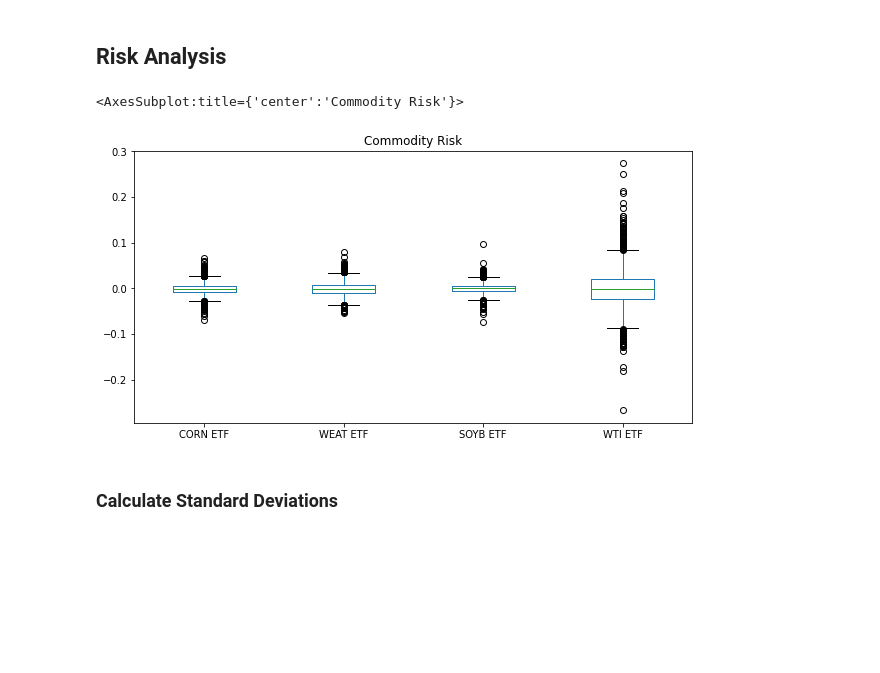
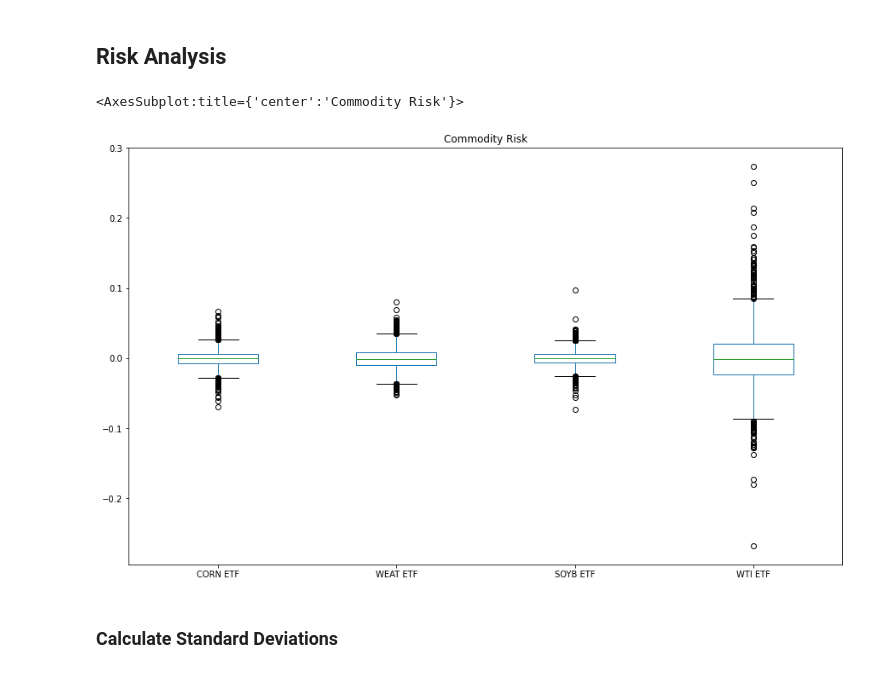
Before and after one commit to scolpan/gee_etf, a Jupyter notebook: WEATCORNSOYB.ipynb, the cells around one changed output. Saved outputs shown, nothing was run; the diff lists cells and outputs as text; code cells hidden in the pictures; blank space fills up the shorter version.

Commit message:
changed figure size on box plot

```diff
--- a/WEATCORNSOYB.ipynb
+++ b/WEATCORNSOYB.ipynb
@@ -389,10 +389,10 @@ cumulative_returns.plot(figsize=(15,9), title= 'Cumulative Returns')
 # %%
 # Box plot to visually show risk
 
-commodity_returns.plot.box(figsize = (10,5), title = "Commodity Risk")
+commodity_returns.plot.box(figsize = (15,9), title = "Commodity Risk")
 # %% [output]
 <AxesSubplot:title={'center':'Commodity Risk'}>
-[figure, old version]
+[figure, new version]
 # %% [markdown]
 ### Calculate Standard Deviations
 # %%
```
Also changed, not shown: parts of 5 cells of this notebook.
